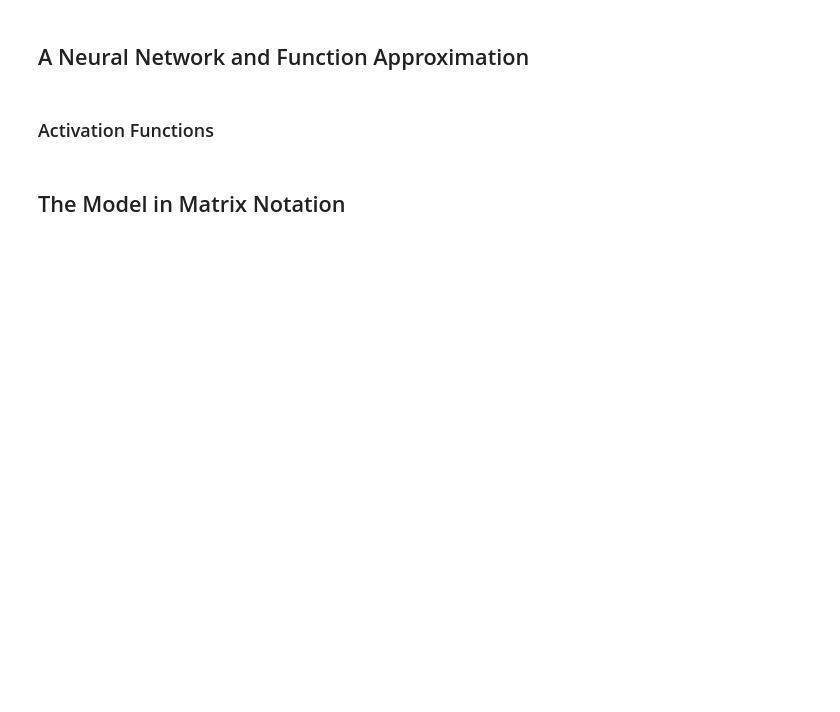
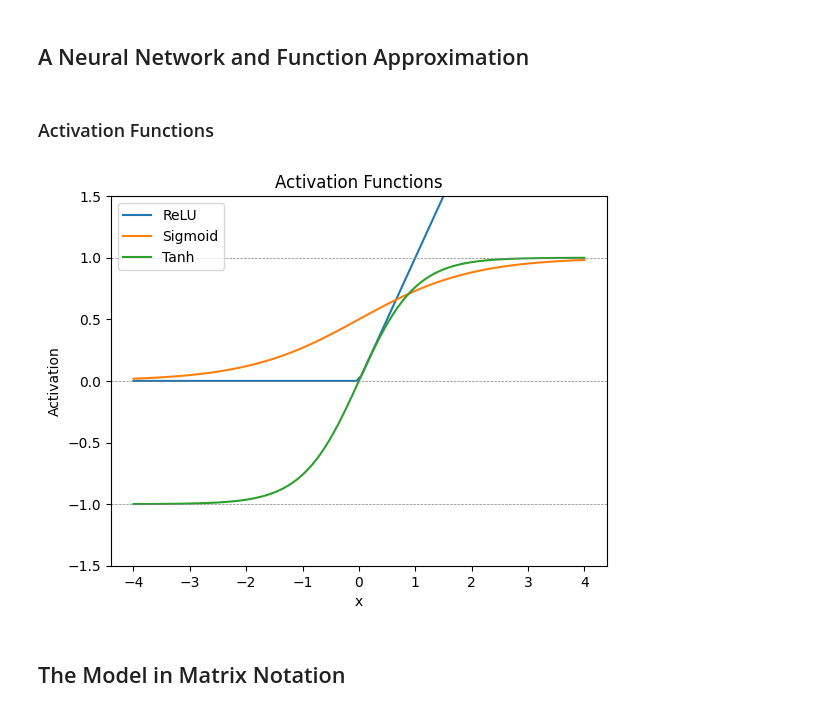
Before and after one commit to febse/ta, a Jupyter notebook: class/03-02-ANN-Regression.ipynb, the cells around one changed output. Saved outputs shown, nothing was run; the diff lists cells and outputs as text; code cells hidden in the pictures; blank space fills up the shorter version.

```diff
--- a/class/03-02-ANN-Regression.ipynb
+++ b/class/03-02-ANN-Regression.ipynb
@@ -10,5 +221,28 @@
 ## A Neural Network and Function Approximation
 # %% [markdown]
 ### Activation Functions
+# %%
+# Plot ReLU, Sigmoid, and Tanh functions
+
+x = np.linspace(-4, 4, 100)
+
+relu = np.maximum(0, x)
+sigmoid = 1 / (1 + np.exp(-x))
+tanh = np.tanh(x)
+
+plt.plot(x, relu, label='ReLU')
+plt.plot(x, sigmoid, label='Sigmoid')
+plt.plot(x, tanh, label='Tanh')
+plt.axhline(-1, color='gray', linestyle='--', linewidth=0.5)
+plt.axhline(0, color='gray', linestyle='--', linewidth=0.5)
+plt.axhline(1, color='gray', linestyle='--', linewidth=0.5)
+plt.ylim(-1.5, 1.5)
+plt.xlabel('x')
+plt.ylabel('Activation')
+plt.title('Activation Functions')
+plt.legend()
+plt.show()
+# %% [output]
+[figure, added]
 # %% [markdown]
 ## The Model in Matrix Notation
```
Also changed, not shown: parts of 18 cells of this notebook, 9 other files.
